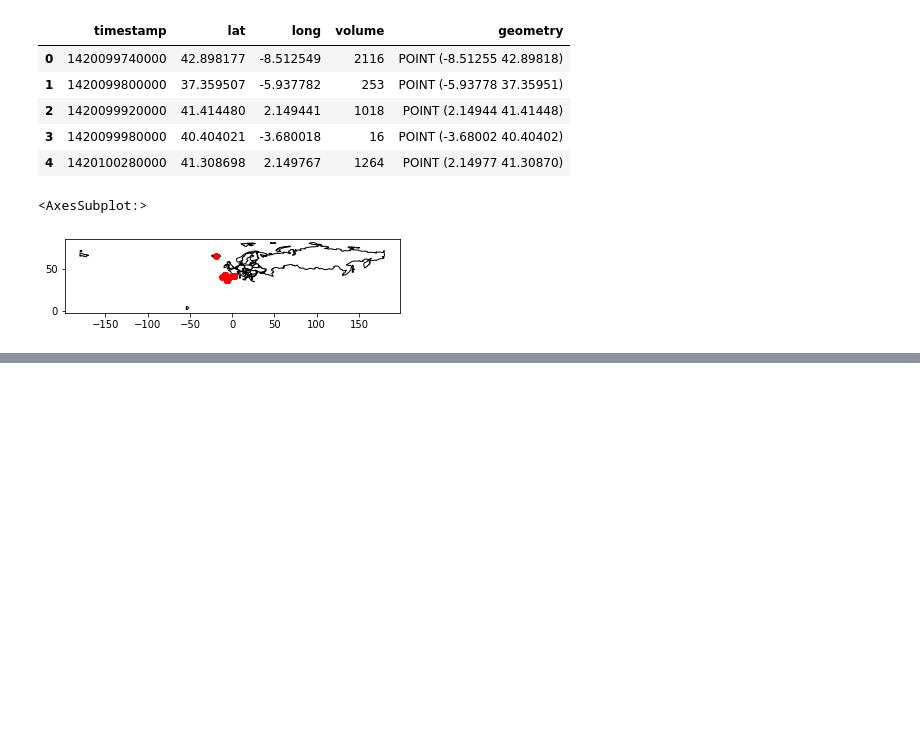
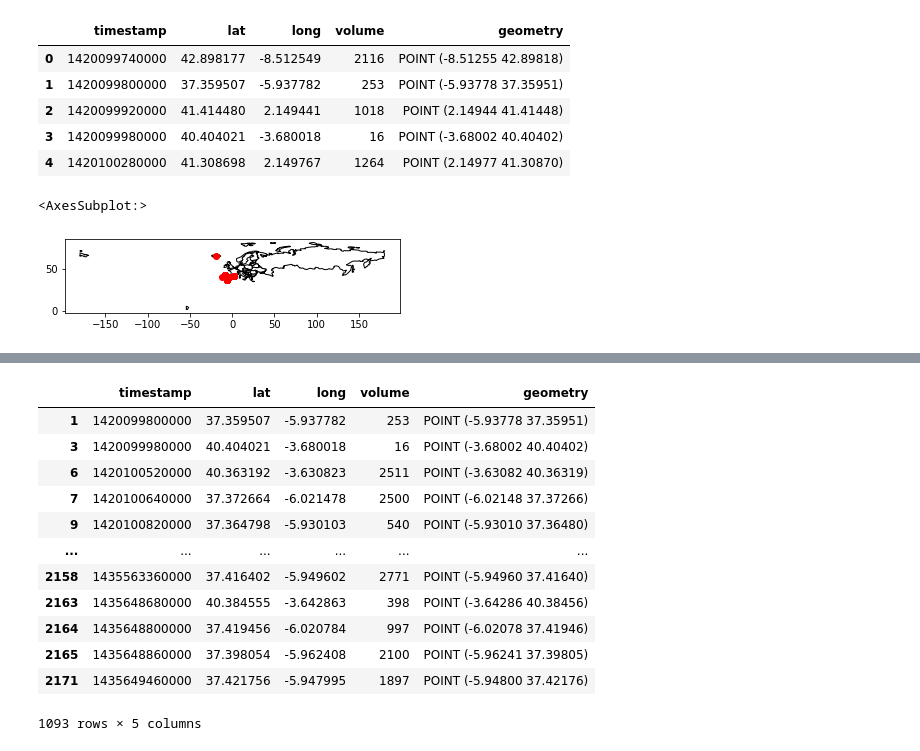
Before and after one commit to castares/effectiveness_by_campaign, a Jupyter notebook: data_exploration.ipynb, the cells around one changed output, grey strips where cells are left out. Saved outputs shown, nothing was run; the diff lists cells and outputs as text; code cells hidden in the pictures; blank space fills up the shorter version.

```diff
--- a/data_exploration.ipynb
+++ b/data_exploration.ipynb
@@ -65,0 +81,2 @@ restaurants.describe()
+# %%
+ex_sale = sales_restaurants_by_id.loc[0]
@@ -65,0 +87,2 @@ restaurants.describe()
+# %%
+campaigns_filtered_by_time = campaigns[(campaigns['timestamp'] - ex_sale['timestamp']) > 432000]
@@ -65,0 +98,16 @@ restaurants.describe()
+# %%
+campaign_by_time_distance =  campaigns_filtered_by_time[campaigns_filtered_by_time.distance(ex_sale['geometry']) <= 5]
+# %% [output]
+|  | timestamp | lat | long | volume | geometry |
+| 1 | 1420099800000 | 37.359507 | -5.937782 | 253 | POINT (-5.93778 37.35951) |
+| 3 | 1420099980000 | 40.404021 | -3.680018 | 16 | POINT (-3.68002 40.40402) |
+| 6 | 1420100520000 | 40.363192 | -3.630823 | 2511 | POINT (-3.63082 40.36319) |
+| 7 | 1420100640000 | 37.372664 | -6.021478 | 2500 | POINT (-6.02148 37.37266) |
+| 9 | 1420100820000 | 37.364798 | -5.930103 | 540 | POINT (-5.93010 37.36480) |
+| ... | ... | ... | ... | ... | ... |
+| 2158 | 1435563360000 | 37.416402 | -5.949602 | 2771 | POINT (-5.94960 37.41640) |
+| 2163 | 1435648680000 | 40.384555 | -3.642863 | 398 | POINT (-3.64286 40.38456) |
+| 2164 | 1435648800000 | 37.419456 | -6.020784 | 997 | POINT (-6.02078 37.41946) |
+| 2165 | 1435648860000 | 37.398054 | -5.962408 | 2100 | POINT (-5.96241 37.39805) |
+| 2171 | 1435649460000 | 37.421756 | -5.947995 | 1897 | POINT (-5.94800 37.42176) |
+1093 rows × 5 columns
```
Also changed, not shown: parts of 8 cells of this notebook.
